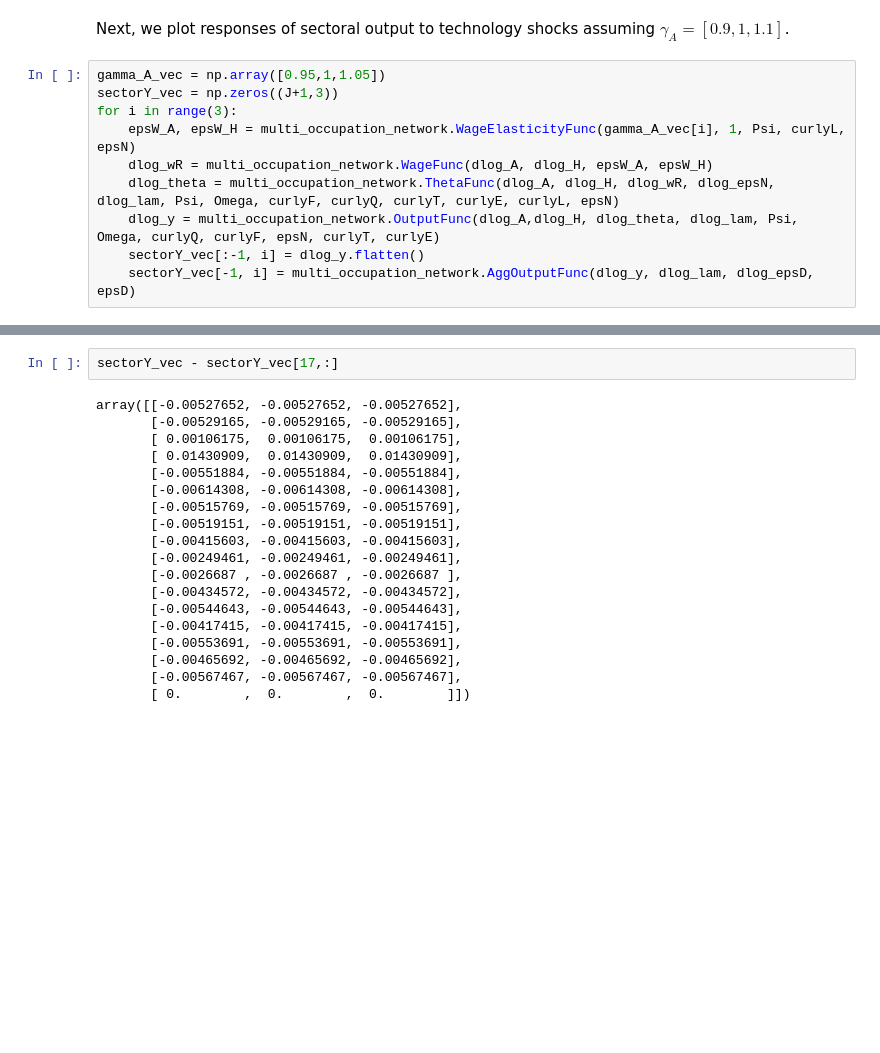
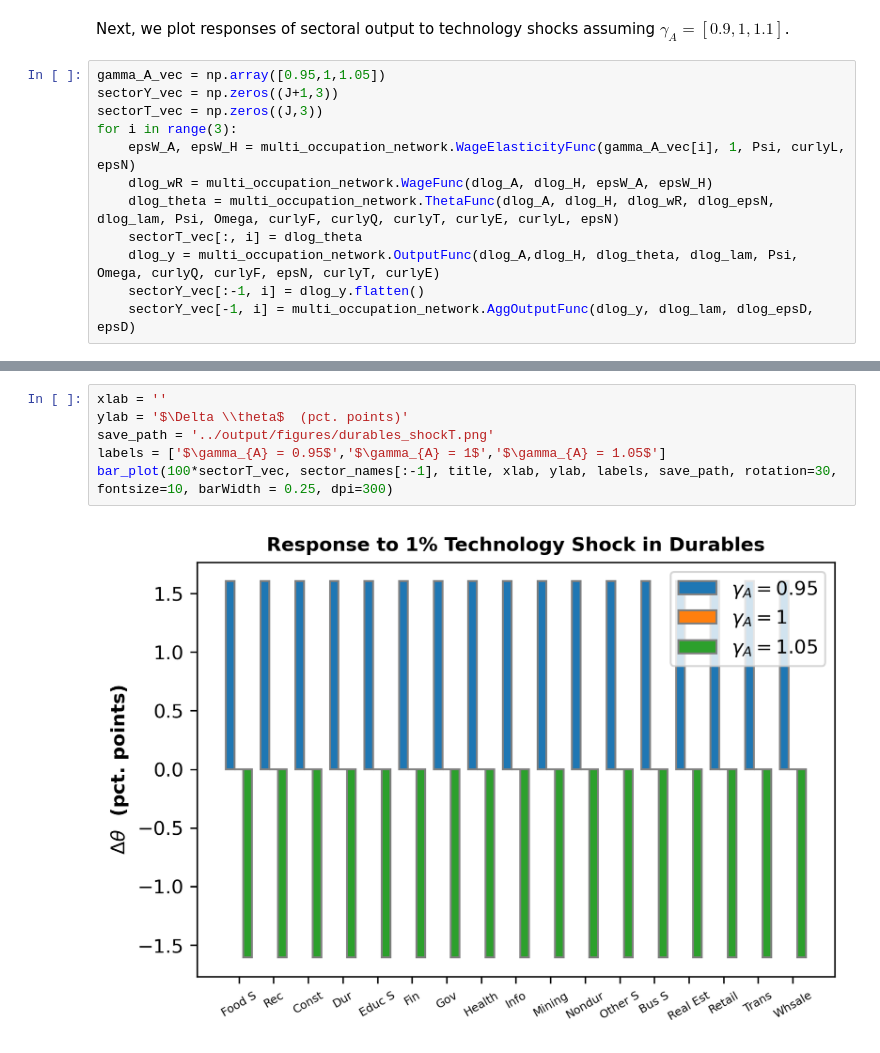
Before and after one commit to hs97/UnemploymentNetwork, a Jupyter notebook: new_code/calib1_single_occupation.ipynb, the cells around one changed output, grey strips where cells are left out. Saved outputs shown, nothing was run; the diff lists cells and outputs as text; blank space fills up the shorter version.

```diff
--- a/new_code/calib1_single_occupation.ipynb
+++ b/new_code/calib1_single_occupation.ipynb
@@ -168,10 +170,12 @@ Next, we plot responses of sectoral output to technology shocks assuming $\gamma
 # %%
 gamma_A_vec = np.array([0.95,1,1.05])
 sectorY_vec = np.zeros((J+1,3))
+sectorT_vec = np.zeros((J,3))
 for i in range(3):
     epsW_A, epsW_H = multi_occupation_network.WageElasticityFunc(gamma_A_vec[i], 1, Psi, curlyL, epsN)
     dlog_wR = multi_occupation_network.WageFunc(dlog_A, dlog_H, epsW_A, epsW_H)
     dlog_theta = multi_occupation_network.ThetaFunc(dlog_A, dlog_H, dlog_wR, dlog_epsN, dlog_lam, Psi, Omega, curlyF, curlyQ, curlyT, curlyE, curlyL, epsN)
+    sectorT_vec[:, i] = dlog_theta
     dlog_y = multi_occupation_network.OutputFunc(dlog_A,dlog_H, dlog_theta, dlog_lam, Psi, Omega, curlyQ, curlyF, epsN, curlyT, curlyE)
     sectorY_vec[:-1, i] = dlog_y.flatten()
     sectorY_vec[-1, i] = multi_occupation_network.AggOutputFunc(dlog_y, dlog_lam, dlog_epsD, epsD)
@@ -187,24 +191,11 @@ labels = ['$\gamma_{A} = 0.95$','$\gamma_{A} = 1$','$\gamma_{A} = 1.05$']
 bar_plot(100*sectorY_vec, sector_names, title, xlab, ylab, labels, save_path, rotation=30, fontsize=10, barWidth = 0.25, dpi=300)
 # %% [output]
 [figure]
-# %%
-sectorY_vec - sectorY_vec[17,:]
-# %% [output]
-array([[-0.00527652, -0.00527652, -0.00527652],
-       [-0.00529165, -0.00529165, -0.00529165],
-       [ 0.00106175,  0.00106175,  0.00106175],
-       [ 0.01430909,  0.01430909,  0.01430909],
-       [-0.00551884, -0.00551884, -0.00551884],
-       [-0.00614308, -0.00614308, -0.00614308],
-       [-0.00515769, -0.00515769, -0.00515769],
-       [-0.00519151, -0.00519151, -0.00519151],
-       [-0.00415603, -0.00415603, -0.00415603],
-       [-0.00249461, -0.00249461, -0.00249461],
-       [-0.0026687 , -0.0026687 , -0.0026687 ],
-       [-0.00434572, -0.00434572, -0.00434572],
-       [-0.00544643, -0.00544643, -0.00544643],
-       [-0.00417415, -0.00417415, -0.00417415],
-       [-0.00553691, -0.00553691, -0.00553691],
-       [-0.00465692, -0.00465692, -0.00465692],
-       [-0.00567467, -0.00567467, -0.00567467],
-       [ 0.        ,  0.        ,  0.        ]])
+# %%
+xlab = ''
+ylab = '$\Delta \\theta$  (pct. points)'
+save_path = '../output/figures/durables_shockT.png'
+labels = ['$\gamma_{A} = 0.95$','$\gamma_{A} = 1$','$\gamma_{A} = 1.05$']
+bar_plot(100*sectorT_vec, sector_names[:-1], title, xlab, ylab, labels, save_path, rotation=30, fontsize=10, barWidth = 0.25, dpi=300)
+# %% [output]
+[figure, added]
```
Also changed, not shown: parts of 2 cells of this notebook, 4 other files.
